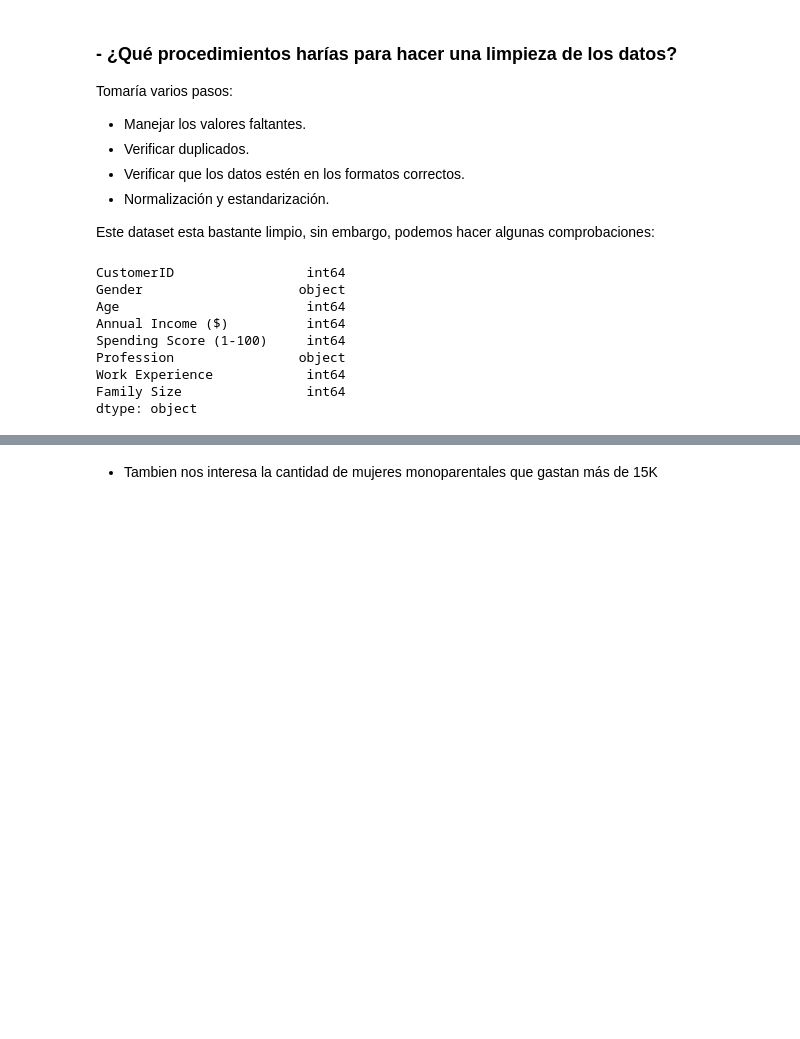
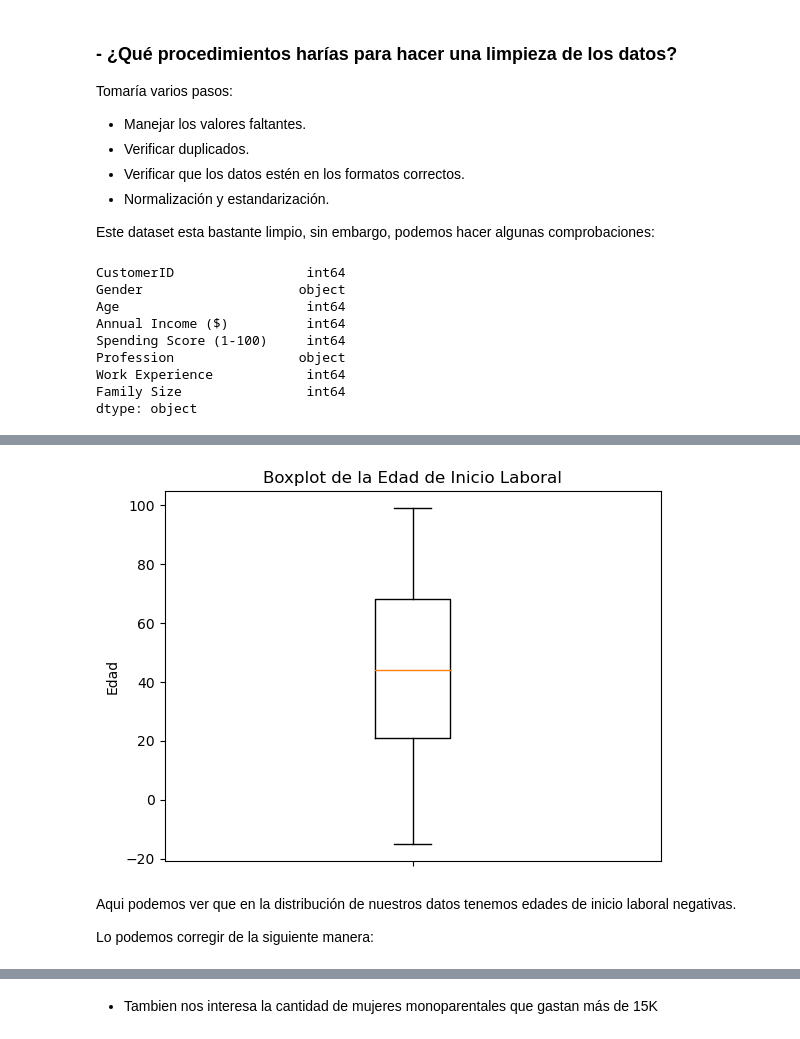
Before and after one commit to LauraDanielamg/TechnicalTestBipi, a Jupyter notebook: TechnicalTest.ipynb, the cells around one changed output, grey strips where cells are left out. Saved outputs shown, nothing was run; the diff lists cells and outputs as text; code cells hidden in the pictures; blank space fills up the shorter version.

```diff
--- a/TechnicalTest.ipynb
+++ b/TechnicalTest.ipynb
@@ -129,9 +70,0 @@ Por ejemplo:
-# %%
-df['Annual Spending'] = df['Spending Score (1-100)'] * df['Annual Income ($)'] * 100 #Calculamos Annual Spending
-
-df['Annual Spending']#%%
-import pandas as pd
-import csv
-from urllib.request import urlopen
-import matplotlib.pyplot as plt
-source = "https://raw.githubusercontent.com/LauraDanielamg/TechnicalTestBipiCSV/main/Customers.csv"
@@ -259,0 +127,25 @@ Por ejemplo:
+# %%
+def plot_age_of_work_entry(df):
+    """
+    This function creates a boxplot of the age of work entry for a given DataFrame.
+    :param df: DataFrame containing the relevant data.
+    :return: A boxplot of the age of work entry.
+    """
+    # Crear el boxplot
+    plt.boxplot(df['Age of Work Entry'])
+
+    # Agregar título y etiquetas de ejes
+    plt.title('Boxplot de la Edad de Inicio Laboral')
+    plt.ylabel('Edad')
+    plt.xticks([1], [''])
+
+    # Mostrar el boxplot
+    plt.show()
+# %%
+plot_age_of_work_entry(df)
+# %% [output]
+[figure, added]
+# %% [markdown]
+Aqui podemos ver que en la distribución de nuestros datos tenemos edades de inicio laboral negativas.
+
+Lo podemos corregir de la siguiente manera:
```
Also changed, not shown: parts of 86 cells of this notebook.
